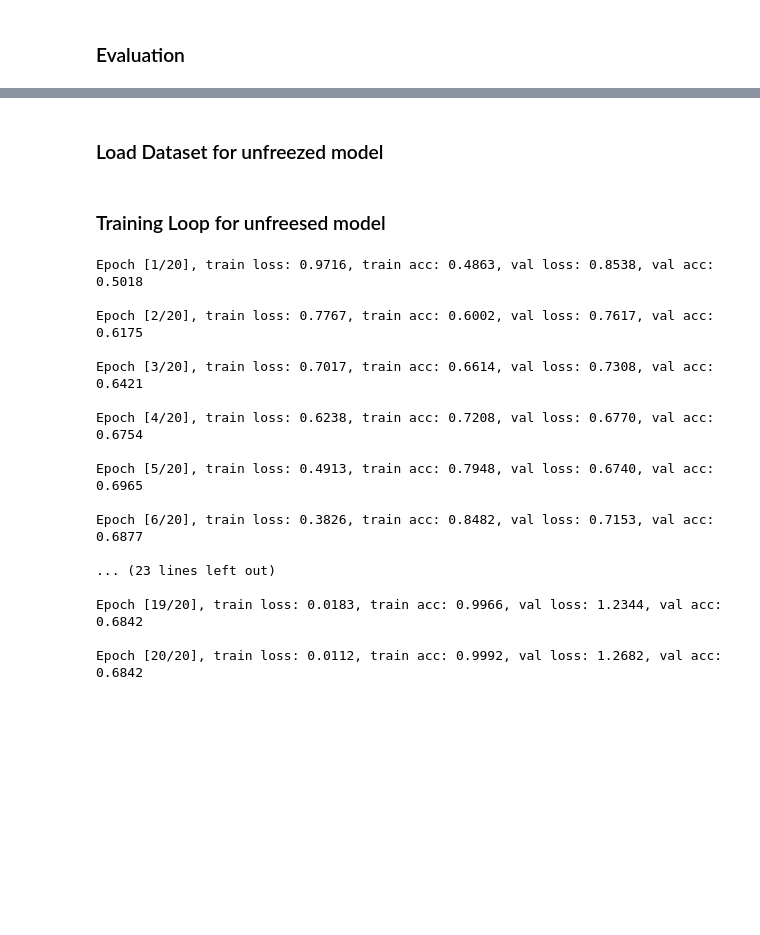
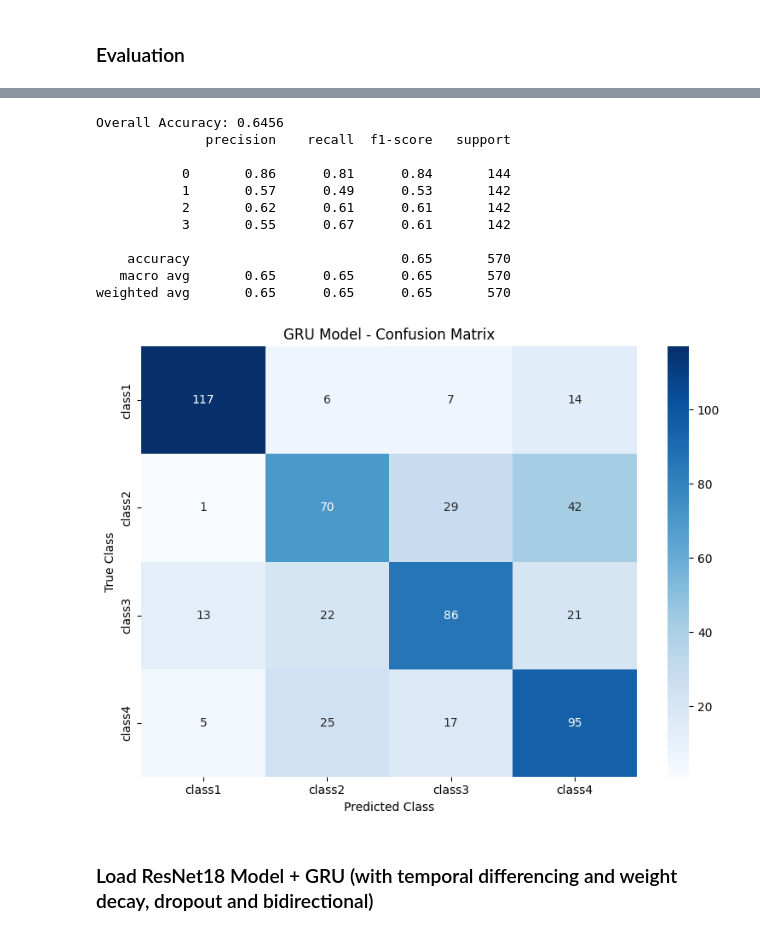
Before and after one commit to mschl7/action_recognition, a Jupyter notebook: Experiment3.ipynb, the cells around one changed output, grey strips where cells are left out. Drawn from its saved outputs; the diff is of its cells as text; code cells hidden in the pictures; blank space fills up the shorter version.

```diff
--- a/Experiment3.ipynb
+++ b/Experiment3.ipynb
@@ -44,6 +44,7 @@ class Experiment3(nn.Module):
         # bring features into right sequential form
         features = torch.flatten(features, 1)
         features = features.view(batch_size, seq_len, -1)
+        features = features[:, 1:, :] - features[:, :-1, :] # hinzugefügt
 
         gru_out, hn = self.gru(features)
 
@@ -299,2 +268,0 @@ class model_gru_layer4(nn.Module):
-# %% [markdown]
-### Load Dataset for unfreezed model
@@ -360,2 +268,0 @@ val_loader = DataLoader(val_dataset, batch_size=8, shuffle=False)
-# %% [markdown]
-### Training Loop for unfreesed model
@@ -424,50 +269,24 @@ def train(model, train_loader, val_loader, criterion, optimizer, num_epochs):
-# %%
-# train model
-device = torch.device("mps" if torch.backends.mps.is_available() else "cuda" if torch.cuda.is_available() else "cpu")
-model = model_gru_layer4(num_classes=4).to(device)
-
-# Freeze all layers
-for param in model.feature_extractor.parameters():
-    param.requires_grad = False
-
-# Unfreeze layer 4
-for param in model.feature_extractor[7].parameters():
-    param.requires_grad = True
-
-criterion = torch.nn.CrossEntropyLoss()
-optimizer = torch.optim.Adam([
-    {"params": model.feature_extractor[7].parameters(), "lr": 1e-5},
-    {"params": list(model.gru.parameters()) + list(model.fc.parameters()), "lr": 0.001},
-], weight_decay=0.006)
-
-train(model, train_loader, val_loader, criterion, optimizer, num_epochs=20)
-
-# save checkpoint of model
-checkpoint = {
-    "model_gru_layer4_state_dict": model.state_dict(),
-    "optimizer_model_gru_layer4_state_dict": optimizer.state_dict(),
-    "epoch": 20,
-}
-
-torch.save(
-    checkpoint,
-    "checkpoints/model_gru_layer4_checkpoint.pth"
-)
-# %% [output]
-Epoch [1/20], train loss: 0.9716, train acc: 0.4863, val loss: 0.8538, val acc: 0.5018
-
-Epoch [2/20], train loss: 0.7767, train acc: 0.6002, val loss: 0.7617, val acc: 0.6175
-
-Epoch [3/20], train loss: 0.7017, train acc: 0.6614, val loss: 0.7308, val acc: 0.6421
-
-Epoch [4/20], train loss: 0.6238, train acc: 0.7208, val loss: 0.6770, val acc: 0.6754
-
-Epoch [5/20], train loss: 0.4913, train acc: 0.7948, val loss: 0.6740, val acc: 0.6965
-
-Epoch [6/20], train loss: 0.3826, train acc: 0.8482, val loss: 0.7153, val acc: 0.6877
-
-... (23 lines left out)
-
-Epoch [19/20], train loss: 0.0183, train acc: 0.9966, val loss: 1.2344, val acc: 0.6842
-
-Epoch [20/20], train loss: 0.0112, train acc: 0.9992, val loss: 1.2682, val acc: 0.6842
+# %%
+device = torch.device("mps" if torch.backends.mps.is_available() else "cuda" if torch.cuda.is_available() else "cpu")
+
+#load model
+gru_model = Experiment3(num_classes=4).to(device)
+checkpoint = torch.load("checkpoints/model7_checkpoint.pth", map_location=device)
+gru_model.load_state_dict(checkpoint["model7_state_dict"])
+
+acc_GRU_model, acc_classes_GRU_model = evaluate_GRU_model(gru_model, val_loader, device)
+# %% [output]
+Overall Accuracy: 0.6456
+              precision    recall  f1-score   support
+
+           0       0.86      0.81      0.84       144
+           1       0.57      0.49      0.53       142
+           2       0.62      0.61      0.61       142
+           3       0.55      0.67      0.61       142
+
+    accuracy                           0.65       570
+   macro avg       0.65      0.65      0.65       570
+weighted avg       0.65      0.65      0.65       570
+[figure, added]
+# %% [markdown]
+### Load ResNet18 Model + GRU (with temporal differencing and weight decay, dropout and bidirectional)
```
Also changed, not shown: parts of 16 cells of this notebook, 5 other files.
